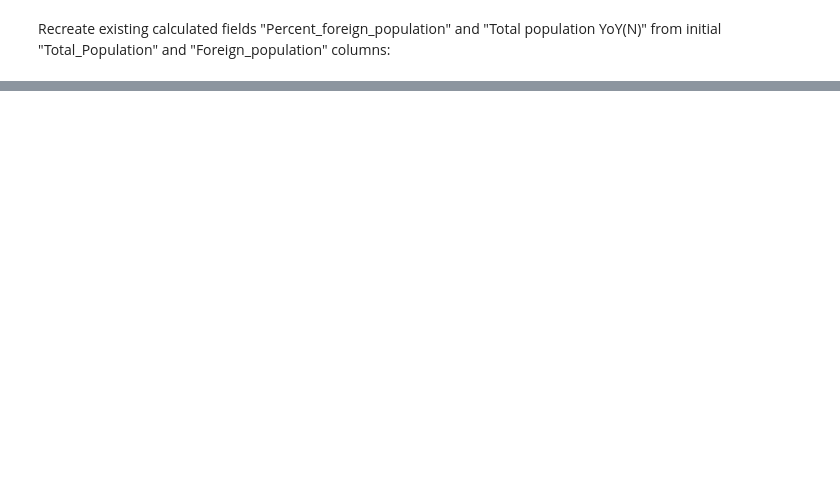
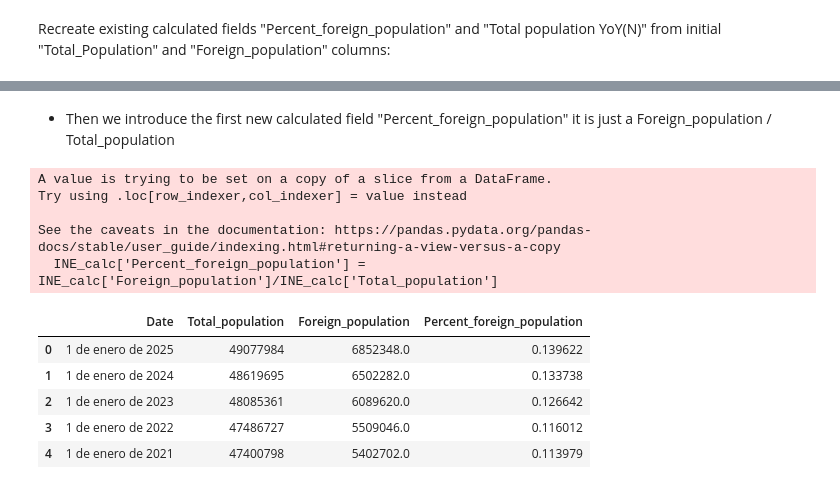
Before and after one commit to Pablo-source/ML-using-Python, a Jupyter notebook: Matplotlib_gallery/06_INE_population_excel_input_FEB25.ipynb, the cells around one changed output, grey strips where cells are left out. Cells and saved outputs as stored; diff of their text form; code cells hidden in the pictures; blank space fills up the shorter version.

Commit message:
share of foreign population

```diff
--- a/Matplotlib_gallery/06_INE_population_excel_input_FEB25.ipynb
+++ b/Matplotlib_gallery/06_INE_population_excel_input_FEB25.ipynb
@@ -184,0 +189,3 @@ Recreate existing calculated fields "Percent_foreign_population" and "Total popu
+# %%
+INE_calc = INE_data[['Date','Total_population','Foreign_population']]
+INE_calc.head()
@@ -184,0 +199,17 @@ Recreate existing calculated fields "Percent_foreign_population" and "Total popu
+# %% [markdown]
+- Then we introduce the first new calculated field "Percent_foreign_population" it is just a Foreign_population / Total_population
+# %%
+INE_calc['Percent_foreign_population'] = INE_calc['Foreign_population']/INE_calc['Total_population']
+INE_calc.head()
+# %% [output]
+A value is trying to be set on a copy of a slice from a DataFrame.
+Try using .loc[row_indexer,col_indexer] = value instead
+
+See the caveats in the documentation: https://pandas.pydata.org/pandas-docs/stable/user_guide/indexing.html#returning-a-view-versus-a-copy
+  INE_calc['Percent_foreign_population'] = INE_calc['Foreign_population']/INE_calc['Total_population']
+|  | Date | Total_population | Foreign_population | Percent_foreign_population |
+| 0 | 1 de enero de 2025 | 49077984 | 6852348.0 | 0.139622 |
+| 1 | 1 de enero de 2024 | 48619695 | 6502282.0 | 0.133738 |
+| 2 | 1 de enero de 2023 | 48085361 | 6089620.0 | 0.126642 |
+| 3 | 1 de enero de 2022 | 47486727 | 5509046.0 | 0.116012 |
+| 4 | 1 de enero de 2021 | 47400798 | 5402702.0 | 0.113979 |
```
Also changed, not shown: parts of 4 cells of this notebook.
